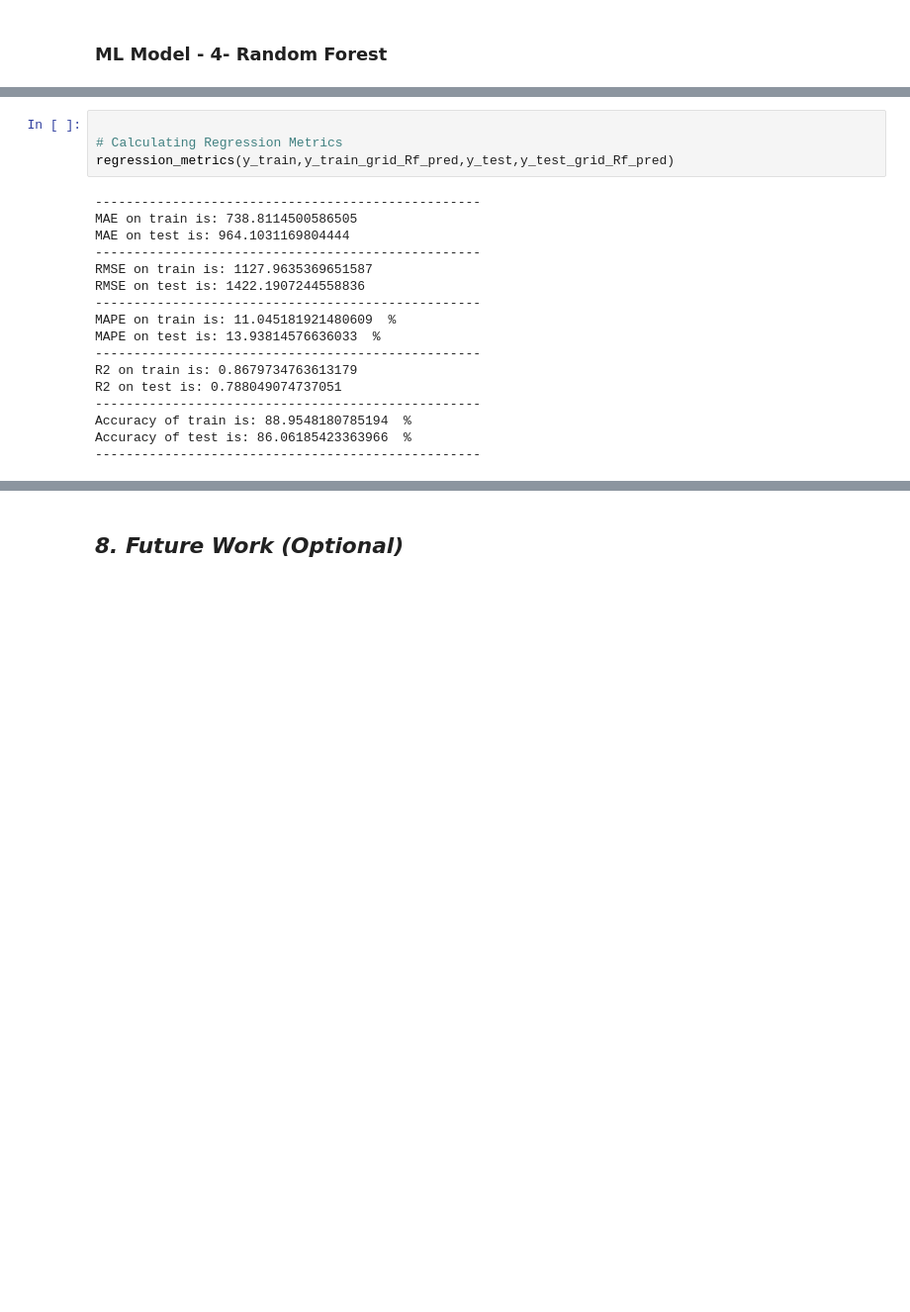
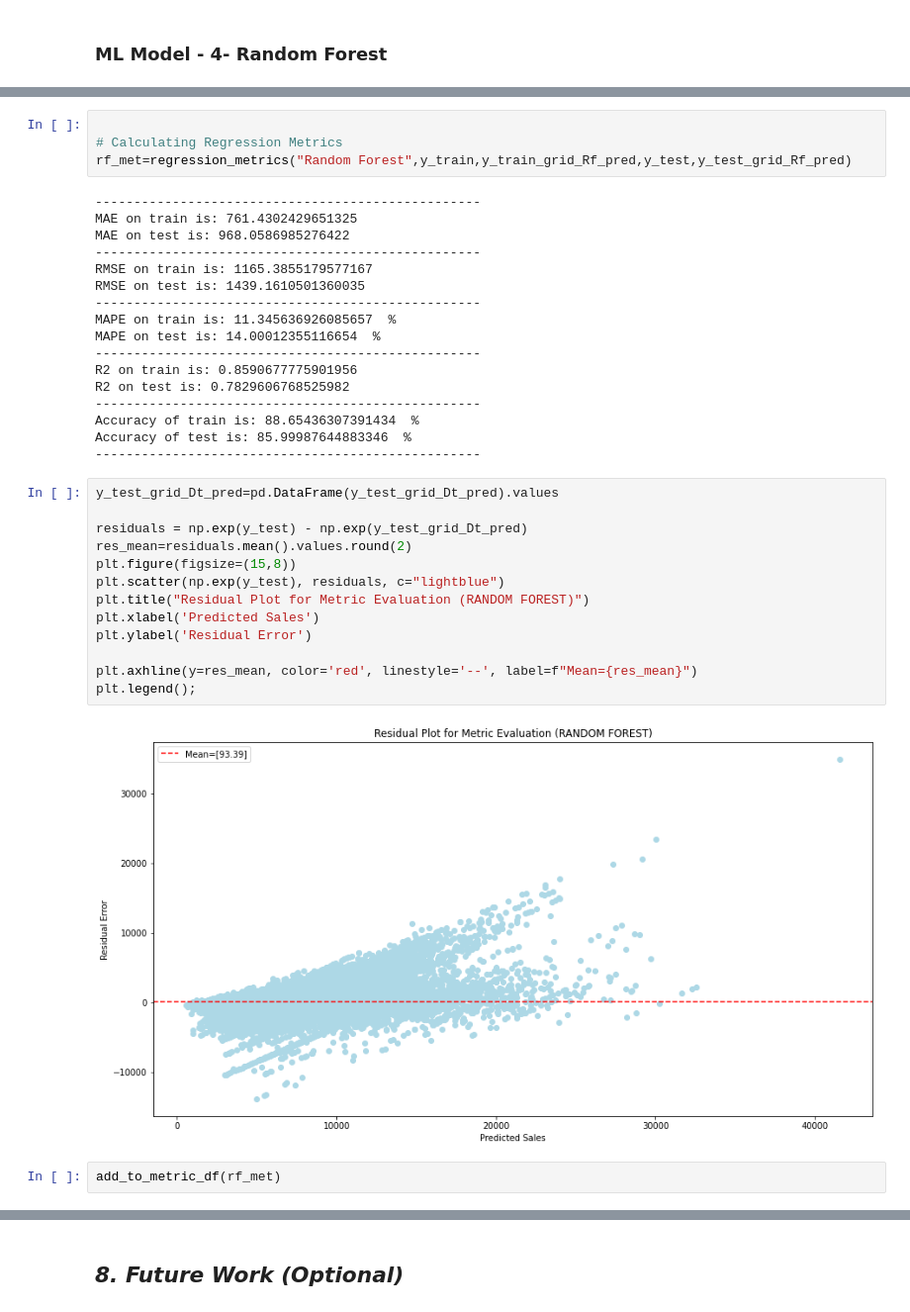
Before and after one commit to makdatascience/Retail_Sales_Prediction, a Jupyter notebook: Retail_Sales_Prediction.ipynb, the cells around one changed output, grey strips where cells are left out. Shown at 99% size. Saved outputs shown, nothing was run; the diff lists cells and outputs as text; blank space fills up the shorter version.

```diff
--- a/Retail_Sales_Prediction.ipynb
+++ b/Retail_Sales_Prediction.ipynb
@@ -2108,21 +2143,38 @@ Negative mean square error is: -0.05298690249984623
 # %%
 
 # Calculating Regression Metrics
-regression_metrics(y_train,y_train_grid_Rf_pred,y_test,y_test_grid_Rf_pred)
+rf_met=regression_metrics("Random Forest",y_train,y_train_grid_Rf_pred,y_test,y_test_grid_Rf_pred)
 # %% [output]
 --------------------------------------------------
-MAE on train is: 738.8114500586505
-MAE on test is: 964.1031169804444
+MAE on train is: 761.4302429651325
+MAE on test is: 968.0586985276422
 --------------------------------------------------
-RMSE on train is: 1127.9635369651587
-RMSE on test is: 1422.1907244558836
+RMSE on train is: 1165.3855179577167
+RMSE on test is: 1439.1610501360035
 --------------------------------------------------
-MAPE on train is: 11.045181921480609  %
-MAPE on test is: 13.93814576636033  %
+MAPE on train is: 11.345636926085657  %
+MAPE on test is: 14.00012355116654  %
 --------------------------------------------------
-R2 on train is: 0.8679734763613179
-R2 on test is: 0.788049074737051
+R2 on train is: 0.8590677775901956
+R2 on test is: 0.7829606768525982
 --------------------------------------------------
-Accuracy of train is: 88.9548180785194  %
-Accuracy of test is: 86.06185423363966  %
+Accuracy of train is: 88.65436307391434  %
+Accuracy of test is: 85.99987644883346  %
 --------------------------------------------------
+# %%
+y_test_grid_Dt_pred=pd.DataFrame(y_test_grid_Dt_pred).values
+
+residuals = np.exp(y_test) - np.exp(y_test_grid_Dt_pred)
+res_mean=residuals.mean().values.round(2)
+plt.figure(figsize=(15,8))
+plt.scatter(np.exp(y_test), residuals, c="lightblue")
+plt.title("Residual Plot for Metric Evaluation (RANDOM FOREST)")
+plt.xlabel('Predicted Sales')
+plt.ylabel('Residual Error')
+
+plt.axhline(y=res_mean, color='red', linestyle='--', label=f"Mean={res_mean}")
+plt.legend();
+# %% [output]
+[figure, added]
+# %%
+add_to_metric_df(rf_met)
```
Also changed, not shown: parts of 57 cells of this notebook.
